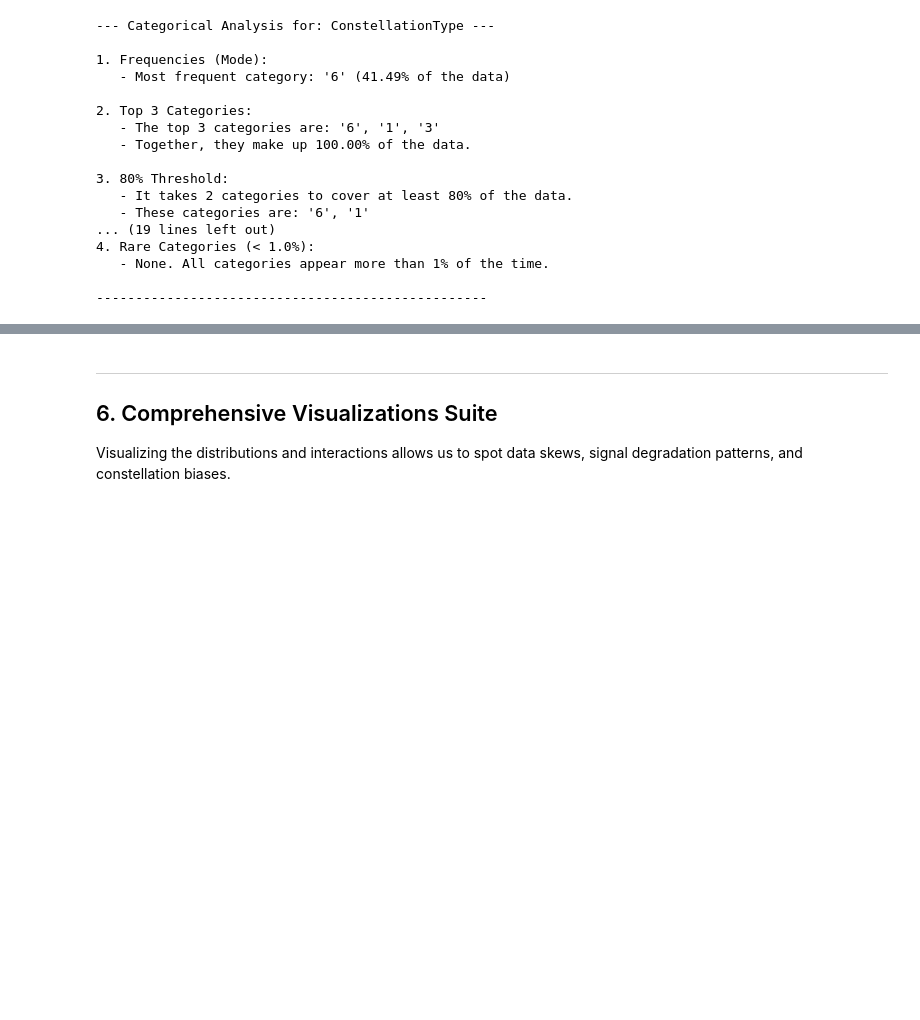
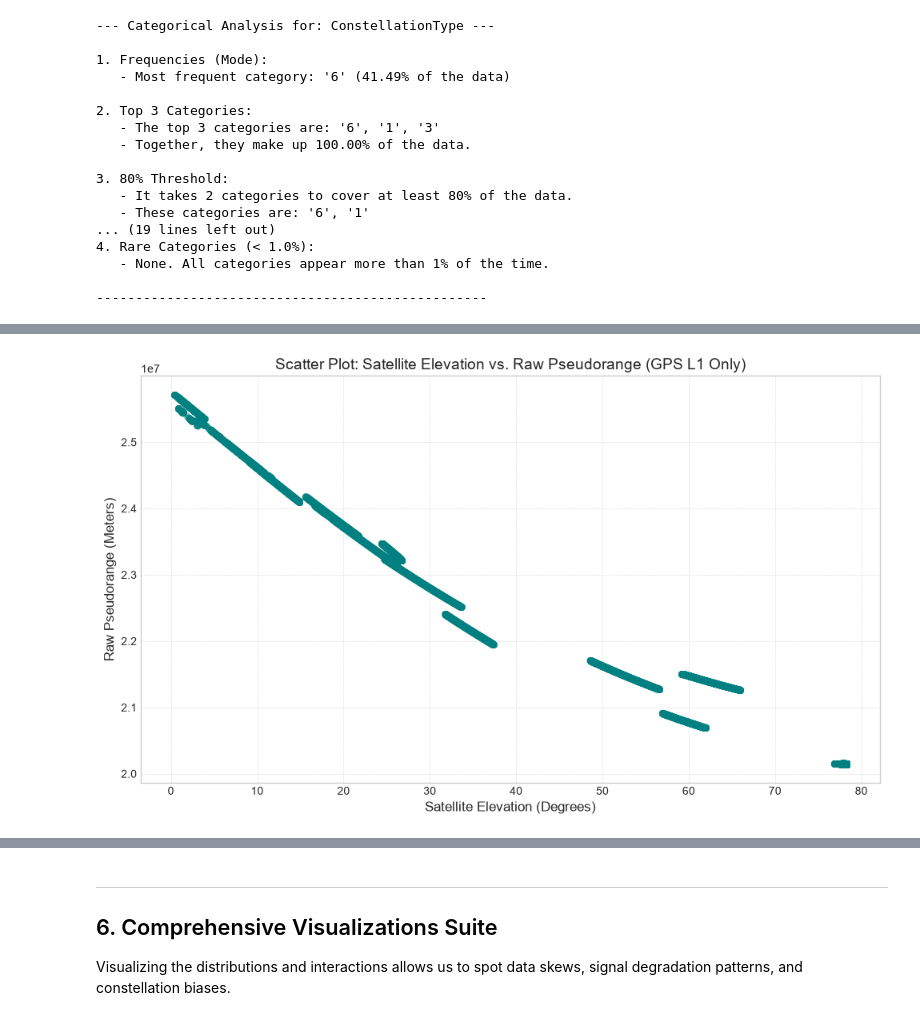
Before and after one commit to yahav0547-a11y/mission1, a Jupyter notebook: GNSS_EDA_Assignment_Refactored.ipynb, the cells around one changed output, grey strips where cells are left out. Cells and saved outputs as stored; diff of their text form; code cells hidden in the pictures; blank space fills up the shorter version.

```diff
--- a/GNSS_EDA_Assignment_Refactored.ipynb
+++ b/GNSS_EDA_Assignment_Refactored.ipynb
@@ -589,0 +633,31 @@ For `ConstellationType`, the data is strictly bounded and highly concentrated. B
+# %%
+
+# 1. Filter the dataset to ONLY include GPS L1 signals
+gps_l1_df = df[df["SignalType"] == "GPS_L1_CA"]
+
+# 2. Create the figure
+plt.figure(figsize=(10, 6))
+
+# 3. Generate the scatter plot using the filtered data
+sns.scatterplot(
+    data=gps_l1_df,
+    x="SvElevationDegrees",
+    y="RawPseudorangeMeters",
+    alpha=0.3,
+    edgecolor=None,
+    color="teal"
+)
+
+# 4. Add titles and labels
+plt.title("Scatter Plot: Satellite Elevation vs. Raw Pseudorange (GPS L1 Only)", fontsize=14)
+plt.xlabel("Satellite Elevation (Degrees)", fontsize=12)
+plt.ylabel("Raw Pseudorange (Meters)", fontsize=12)
+
+# 5. Add a grid for easier reading
+plt.grid(True, linestyle="--", alpha=0.6)
+
+# 6. Display the plot
+plt.tight_layout()
+plt.show()
+# %% [output]
+[figure, added]
```
Also changed, not shown: parts of 15 cells of this notebook.
